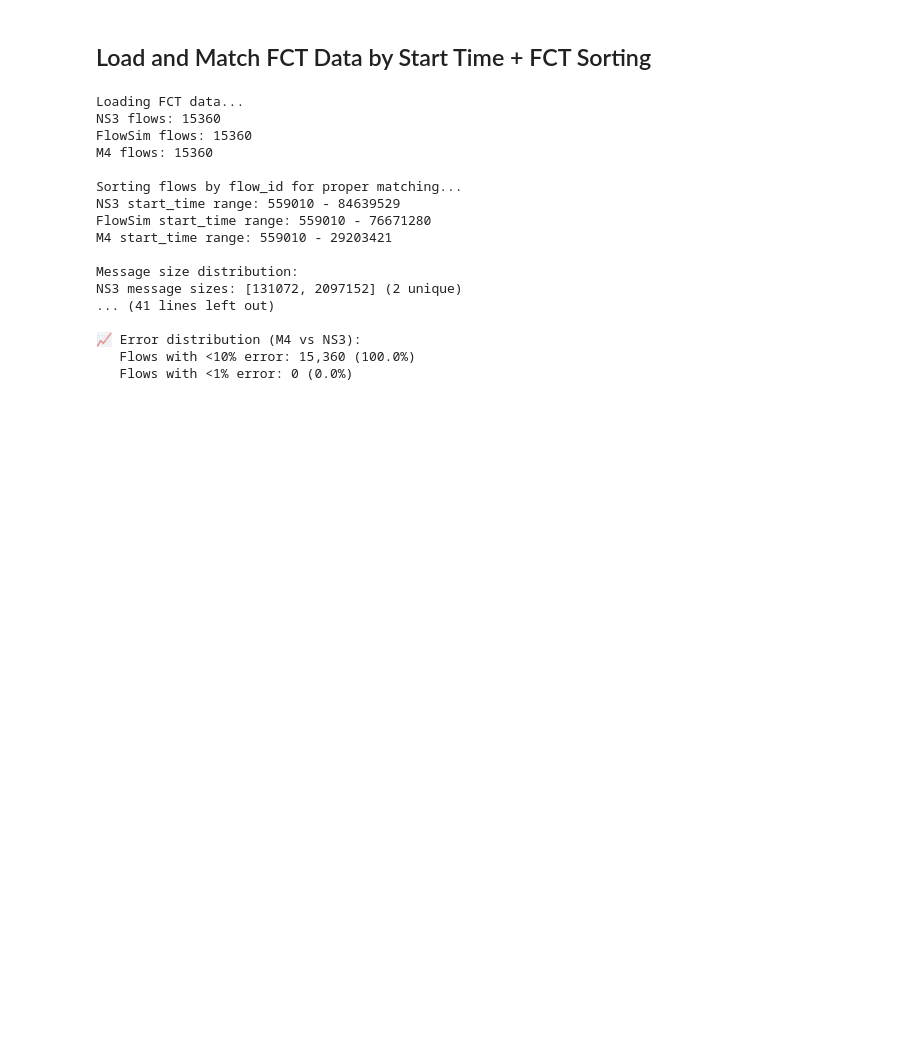
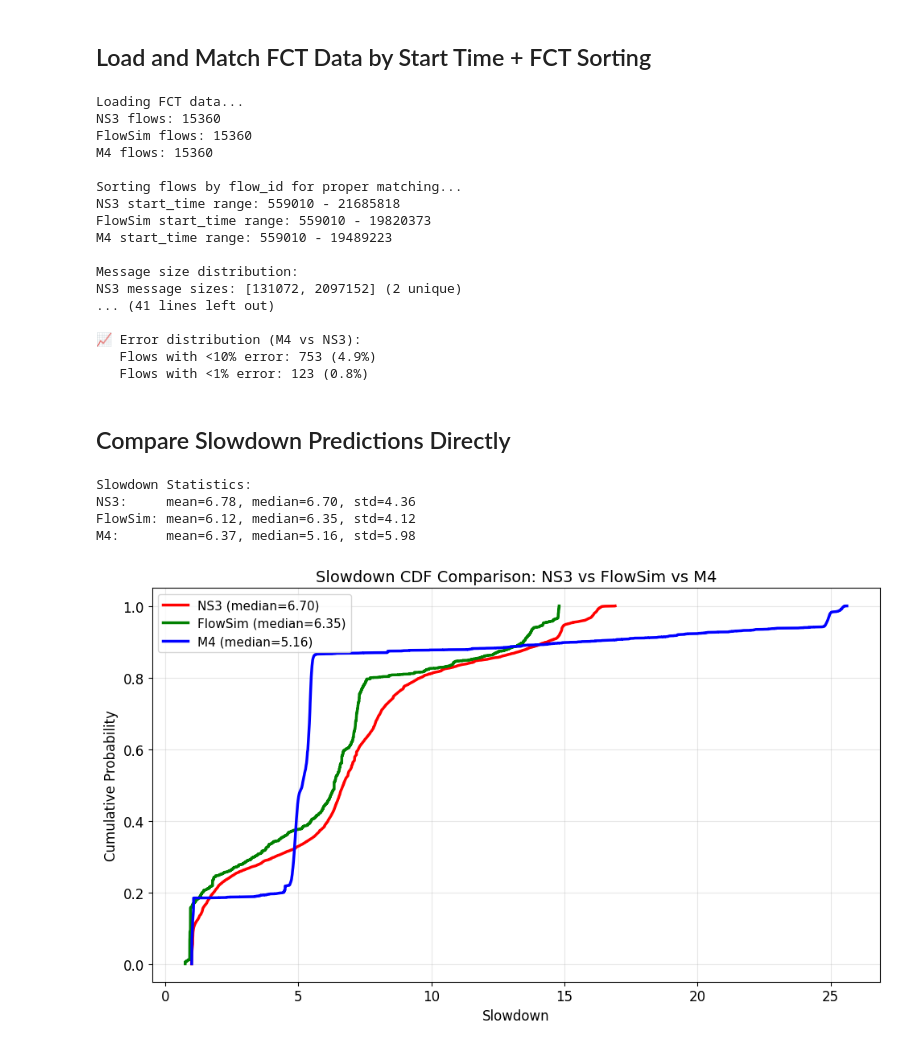
Before and after one commit to liecn/SimAI, a Jupyter notebook: plot_eval_slowdown.ipynb, the cells around one changed output. Saved outputs shown, nothing was run; the diff lists cells and outputs as text; code cells hidden in the pictures; blank space fills up the shorter version.

```diff
--- a/plot_eval_slowdown.ipynb
+++ b/plot_eval_slowdown.ipynb
@@ -42,7 +42,7 @@ def load_fct_data(filepath):
 
 # Load data and sort by start_time + FCT for proper matching
 print("Loading FCT data...")
-suffix = "_8_8"
+suffix = "_8_2"
 ns3_data = load_fct_data(f'results/ns3{suffix}/ns3_fct.txt')
 flowsim_data = load_fct_data(f'results/flowsim{suffix}/flowsim_fct.txt')
 m4_data = load_fct_data(f'results/m4{suffix}/m4_fct.txt')
@@ -58,7 +58,6 @@ flowsim_sorted = flowsim_data.sort_values(['flow_id']).reset_index(drop=True)
 m4_sorted = m4_data.sort_values(['flow_id']).reset_index(drop=True)
 
 # print(f"\nSorting flows by msg_size and the sum of start_time and fct_ns for proper matching...")
-
 # ns3_sorted = ns3_data.sort_values(['msg_size', 'start_time']).reset_index(drop=True)
 # flowsim_sorted = flowsim_data.sort_values(['msg_size', 'start_time']).reset_index(drop=True)
 # m4_sorted = m4_data.sort_values(['msg_size', 'start_time']).reset_index(drop=True)
@@ -103,8 +102,8 @@ for i in range(min_flows_fs):
         'flowsim_slowdown': flowsim_flow['fct_ns']/ns3_flow['i_fct_ns'],
     })
 merged_fs = pd.DataFrame(matched_fs)
-# merged_fs['relative_error'] = (merged_fs['flowsim_slowdown'] - merged_fs['ns3_slowdown']) / merged_fs['ns3_slowdown'] * 100
-merged_fs['relative_error'] = merged_fs['ns3_slowdown']
+merged_fs['relative_error'] = abs(merged_fs['flowsim_slowdown'] - merged_fs['ns3_slowdown']) / merged_fs['ns3_slowdown'] * 100
+# merged_fs['relative_error'] = merged_fs['ns3_slowdown']
 
 # Create matched dataframes: M4 vs NS3
 matched_m4 = []
@@ -126,8 +125,8 @@ for i in range(min_flows_m4):
         'm4_slowdown': m4_flow['fct_ns']/ns3_flow['i_fct_ns'],
     })
 merged_m4 = pd.DataFrame(matched_m4)
-# merged_m4['relative_error'] = (merged_m4['m4_slowdown'] - merged_m4['ns3_slowdown']) / merged_m4['ns3_slowdown'] * 100
-merged_m4['relative_error'] = merged_m4['m4_slowdown']
+merged_m4['relative_error'] = abs(merged_m4['m4_slowdown'] - merged_m4['ns3_slowdown']) / merged_m4['ns3_slowdown'] * 100
+# merged_m4['relative_error'] = merged_m4['m4_slowdown']
 
 # Summaries
 print(f"\nFlowSim vs NS3 — matched: {len(merged_fs)} flows")
@@ -172,14 +171,55 @@ FlowSim flows: 15360
 M4 flows: 15360
 
 Sorting flows by flow_id for proper matching...
-NS3 start_time range: 559010 - 84639529
-FlowSim start_time range: 559010 - 76671280
-M4 start_time range: 559010 - 29203421
+NS3 start_time range: 559010 - 21685818
+FlowSim start_time range: 559010 - 19820373
+M4 start_time range: 559010 - 19489223
 
 Message size distribution:
 NS3 message sizes: [131072, 2097152] (2 unique)
 ... (41 lines left out)
 
 📈 Error distribution (M4 vs NS3):
-   Flows with <10% error: 15,360 (100.0%)
-   Flows with <1% error: 0 (0.0%)
+   Flows with <10% error: 753 (4.9%)
+   Flows with <1% error: 123 (0.8%)
+# %% [markdown]
+## Compare Slowdown Predictions Directly
+# %%
+# Extract slowdown values from our matched datasets
+ns3_slowdowns = merged_fs['ns3_slowdown'].values
+flowsim_slowdowns = merged_fs['flowsim_slowdown'].values
+m4_slowdowns = merged_m4['m4_slowdown'].values
+
+print(f"Slowdown Statistics:")
+print(f"NS3:     mean={np.mean(ns3_slowdowns):.2f}, median={np.median(ns3_slowdowns):.2f}, std={np.std(ns3_slowdowns):.2f}")
+print(f"FlowSim: mean={np.mean(flowsim_slowdowns):.2f}, median={np.median(flowsim_slowdowns):.2f}, std={np.std(flowsim_slowdowns):.2f}")
+print(f"M4:      mean={np.mean(m4_slowdowns):.2f}, median={np.median(m4_slowdowns):.2f}, std={np.std(m4_slowdowns):.2f}")
+
+# CDF comparison of slowdowns
+sorted_ns3 = np.sort(ns3_slowdowns)
+sorted_fs = np.sort(flowsim_slowdowns)
+sorted_m4 = np.sort(m4_slowdowns)
+
+cdf_ns3 = np.arange(1, len(sorted_ns3) + 1) / len(sorted_ns3)
+cdf_fs = np.arange(1, len(sorted_fs) + 1) / len(sorted_fs)
+cdf_m4 = np.arange(1, len(sorted_m4) + 1) / len(sorted_m4)
+
+plt.figure(figsize=(10, 6))
+plt.plot(sorted_ns3, cdf_ns3, linewidth=2.5, color='red', label=f'NS3 (median={np.median(ns3_slowdowns):.2f})')
+plt.plot(sorted_fs, cdf_fs, linewidth=2.5, color='green', label=f'FlowSim (median={np.median(flowsim_slowdowns):.2f})')
+plt.plot(sorted_m4, cdf_m4, linewidth=2.5, color='blue', label=f'M4 (median={np.median(m4_slowdowns):.2f})')
+
+plt.xlabel('Slowdown', fontsize=12)
+plt.ylabel('Cumulative Probability', fontsize=12)
+plt.title('Slowdown CDF Comparison: NS3 vs FlowSim vs M4', fontsize=14)
+# plt.xscale('log')
+plt.legend(fontsize=11)
+plt.grid(True, alpha=0.3)
+plt.tight_layout()
+plt.show()
+# %% [output]
+Slowdown Statistics:
+NS3:     mean=6.78, median=6.70, std=4.36
+FlowSim: mean=6.12, median=6.35, std=4.12
+M4:      mean=6.37, median=5.16, std=5.98
+[figure, added]
```
Also changed, not shown: parts of 2 cells of this notebook, 4 other files.
